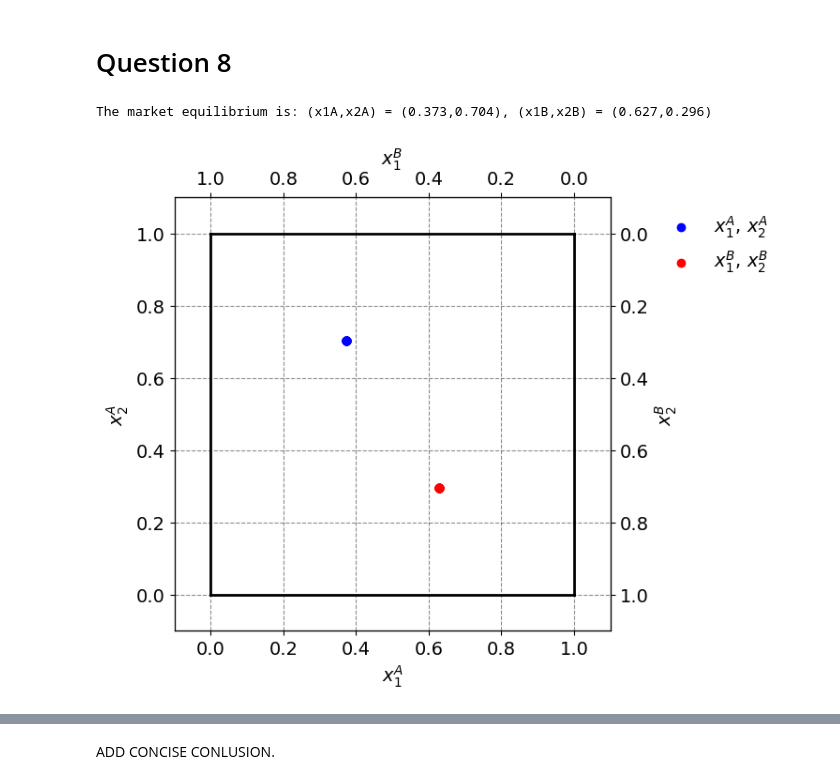
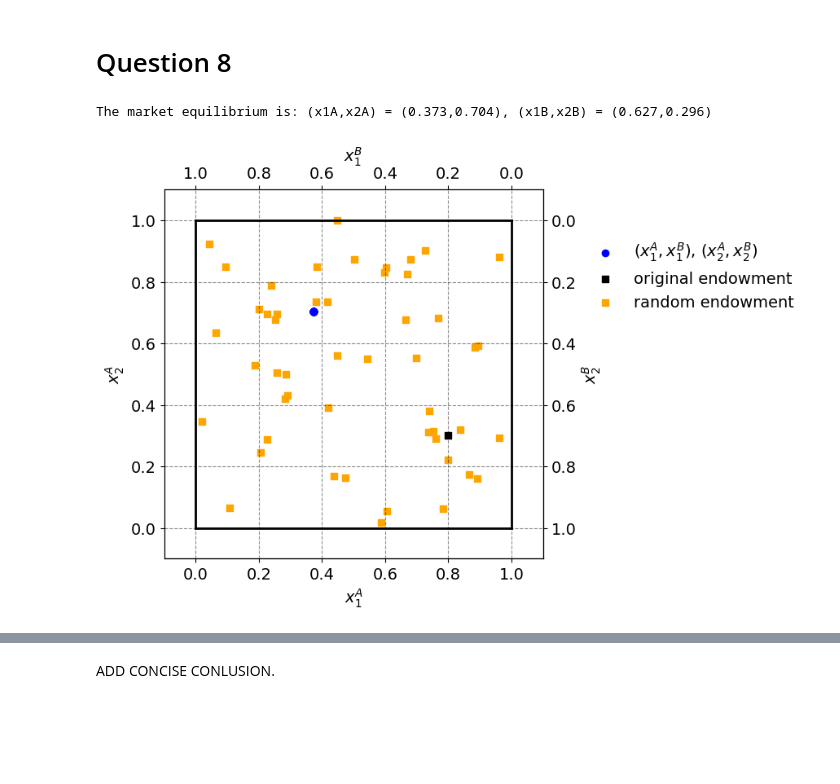
Before and after one commit to NumEconCopenhagen/projects-2024-mikkel-thomas, a Jupyter notebook: inauguralproject/inauguralproject.ipynb, the cells around one changed output, grey strips where cells are left out. Saved outputs shown, nothing was run; the diff lists cells and outputs as text; code cells hidden in the pictures; blank space fills up the shorter version.

Commit message:
Collected all plots in 1

```diff
--- a/inauguralproject/inauguralproject.ipynb
+++ b/inauguralproject/inauguralproject.ipynb
@@ -213,34 +211,37 @@ print(f'The market equilibrium is: (x1A,x2A) = ({x1A_eq[0]:.3f},{x2A_eq[0]:.3f})
 
 # a. figure set up
 fig = plt.figure(frameon=True,figsize=(6,6), dpi=100)
 ax_A = fig.add_subplot(1, 1, 1)
 
 ax_A.set_xlabel("$x_1^A$")
 ax_A.set_ylabel("$x_2^A$")
 
 temp = ax_A.twinx()
 temp.set_ylabel("$x_2^B$")
 ax_B = temp.twiny()
 ax_B.set_xlabel("$x_1^B$")
 ax_B.invert_xaxis()
 ax_B.invert_yaxis()
 
 # b. scatter plot for equilibrium allocations
-ax_A.scatter(x1A_eq, x2A_eq,marker='o',color='blue',label='$x_1^A$, $x_2^A$')
-ax_A.scatter(X1B_eq, X2B_eq,marker='o',color='red',label='$x_1^B$, $x_2^B$')
+ax_A.scatter(x1A_eq, x2A_eq,marker='o',color='blue',label='$(x_1^A,x_1^B)$, $(x_2^A,x_2^B)$')
+ax_A.scatter(par.w1A,par.w2A,marker='s',color='black',label='original endowment')
+ax_A.scatter(WA1,WA2,marker='s',color='orange',label='random endowment')
+
+# ax_A.scatter(X1B_eq, X2B_eq,marker='o',color='red',label='$x_1^B$, $x_2^B$')
 
 # c. limits
 ax_A.plot([0,w1bar],[0,0],lw=2,color='black')
 ax_A.plot([0,w1bar],[w2bar,w2bar],lw=2,color='black')
 ax_A.plot([0,0],[0,w2bar],lw=2,color='black')
 ax_A.plot([w1bar,w1bar],[0,w2bar],lw=2,color='black')
 
 ax_A.set_xlim([-0.1, w1bar + 0.1])
 ax_A.set_ylim([-0.1, w2bar + 0.1])
 ax_B.set_xlim([w1bar + 0.1, -0.1])
 ax_B.set_ylim([w2bar + 0.1, -0.1])
 
-ax_A.legend(frameon=False,loc='upper right',bbox_to_anchor=(1.4,1.0));
+ax_A.legend(frameon=False,loc='upper right',bbox_to_anchor=(1.7,0.9));
 # %% [output]
 The market equilibrium is: (x1A,x2A) = (0.373,0.704), (x1B,x2B) = (0.627,0.296)
-[figure, old version]
+[figure, new version]
```
Also changed, not shown: parts of 5 cells of this notebook.
